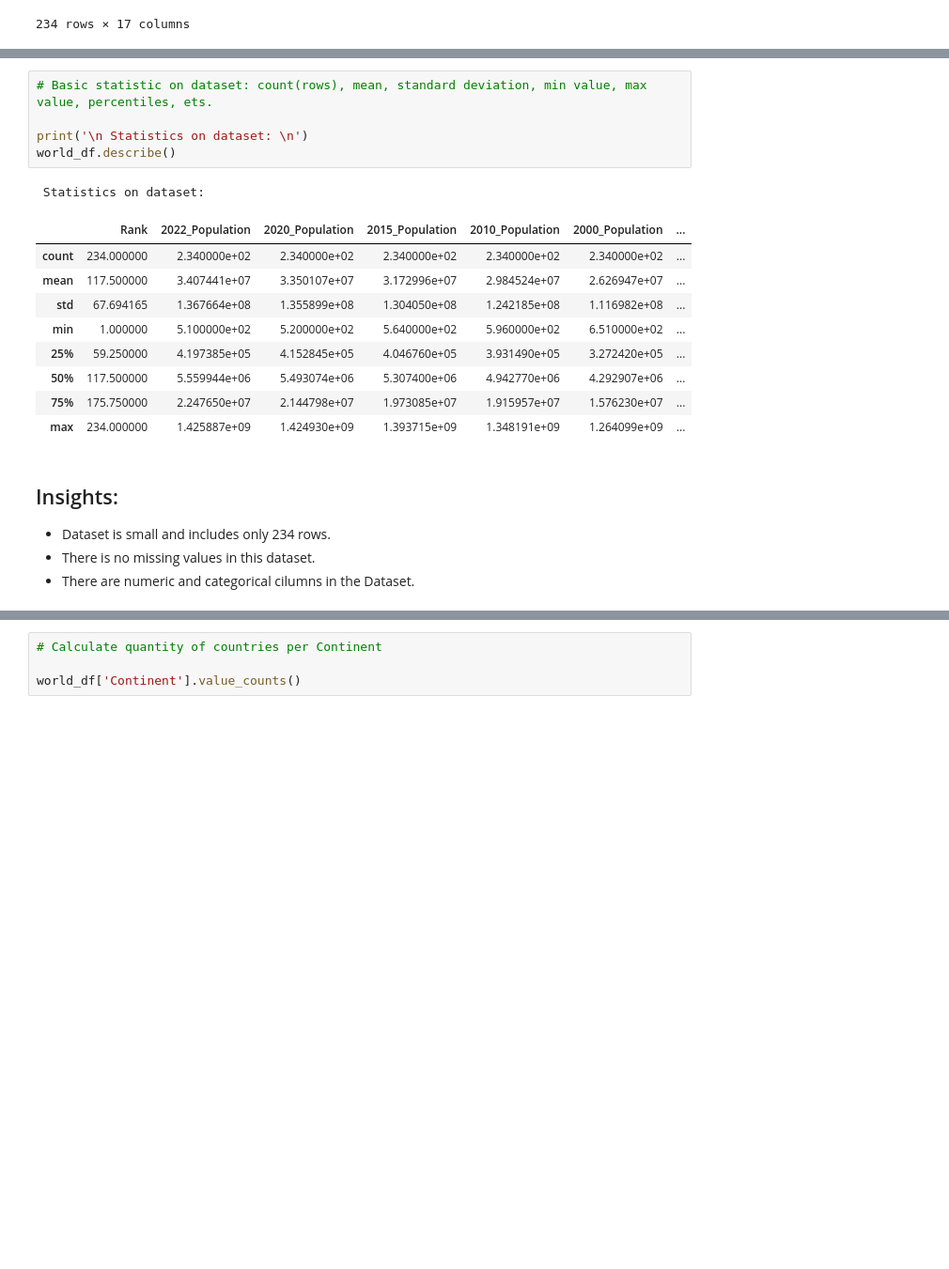
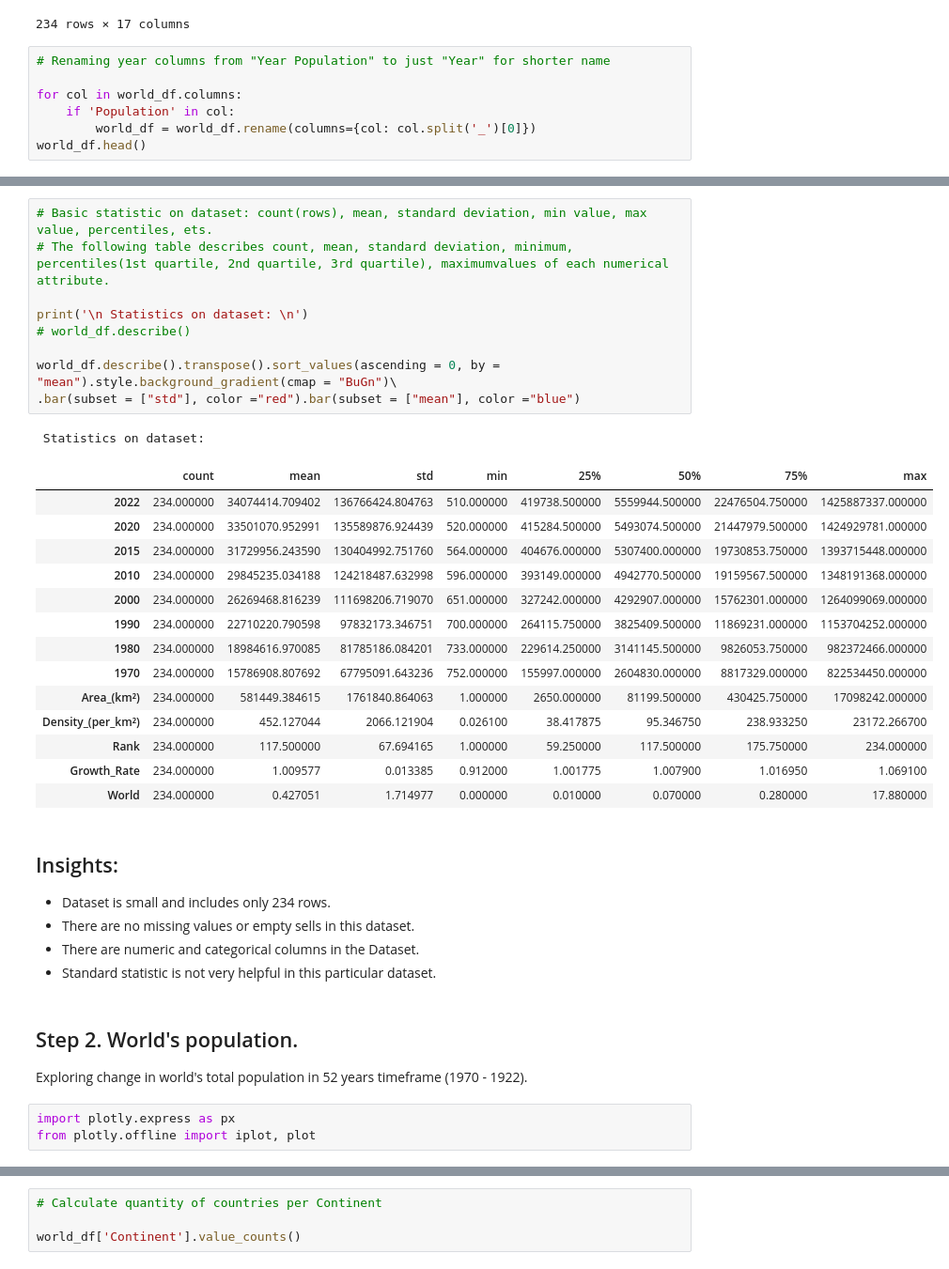
Before and after one commit to Koliada-LM-Data/World-Population-Study-Dataset, a Jupyter notebook: Population_project.ipynb, the cells around one changed output, grey strips where cells are left out. Shown at 94% size. Drawn from its saved outputs; the diff is of its cells as text; blank space fills up the shorter version.

```diff
--- a/Population_project.ipynb
+++ b/Population_project.ipynb
@@ -110,3 +105,10 @@ display(world_df)
 | 232 | 63 | ZMB | Zambia | Lusaka | Africa | 20017675 | 18927715 | ... |
 | 233 | 74 | ZWE | Zimbabwe | Harare | Africa | 16320537 | 15669666 | ... |
 234 rows × 17 columns
+# %%
+# Renaming year columns from "Year Population" to just "Year" for shorter name
+
+for col in world_df.columns:
+    if 'Population' in col:
+        world_df = world_df.rename(columns={col: col.split('_')[0]})
+world_df.head()
@@ -212,22 +208,38 @@ Index(['Rank', 'CCA3', 'Country_Territory', 'Capital', 'Continent',
 # %%
 # Basic statistic on dataset: count(rows), mean, standard deviation, min value, max value, percentiles, ets.
+# The following table describes count, mean, standard deviation, minimum, percentiles(1st quartile, 2nd quartile, 3rd quartile), maximumvalues of each numerical attribute.
 
 print('\n Statistics on dataset: \n')
-world_df.describe()
+# world_df.describe()
+
+world_df.describe().transpose().sort_values(ascending = 0, by = "mean").style.background_gradient(cmap = "BuGn")\
+.bar(subset = ["std"], color ="red").bar(subset = ["mean"], color ="blue")
 # %% [output]
  Statistics on dataset:
-|  | Rank | 2022_Population | 2020_Population | 2015_Population | 2010_Population | 2000_Population | ... |
-| count | 234.000000 | 2.340000e+02 | 2.340000e+02 | 2.340000e+02 | 2.340000e+02 | 2.340000e+02 | ... |
-| mean | 117.500000 | 3.407441e+07 | 3.350107e+07 | 3.172996e+07 | 2.984524e+07 | 2.626947e+07 | ... |
-| std | 67.694165 | 1.367664e+08 | 1.355899e+08 | 1.304050e+08 | 1.242185e+08 | 1.116982e+08 | ... |
-| min | 1.000000 | 5.100000e+02 | 5.200000e+02 | 5.640000e+02 | 5.960000e+02 | 6.510000e+02 | ... |
-| 25% | 59.250000 | 4.197385e+05 | 4.152845e+05 | 4.046760e+05 | 3.931490e+05 | 3.272420e+05 | ... |
-| 50% | 117.500000 | 5.559944e+06 | 5.493074e+06 | 5.307400e+06 | 4.942770e+06 | 4.292907e+06 | ... |
-| 75% | 175.750000 | 2.247650e+07 | 2.144798e+07 | 1.973085e+07 | 1.915957e+07 | 1.576230e+07 | ... |
-| max | 234.000000 | 1.425887e+09 | 1.424930e+09 | 1.393715e+09 | 1.348191e+09 | 1.264099e+09 | ... |
+|  | count | mean | std | min | 25% | 50% | 75% | max |
+| 2022 | 234.000000 | 34074414.709402 | 136766424.804763 | 510.000000 | 419738.500000 | 5559944.500000 | 22476504.750000 | 1425887337.000000 |
+| 2020 | 234.000000 | 33501070.952991 | 135589876.924439 | 520.000000 | 415284.500000 | 5493074.500000 | 21447979.500000 | 1424929781.000000 |
+| 2015 | 234.000000 | 31729956.243590 | 130404992.751760 | 564.000000 | 404676.000000 | 5307400.000000 | 19730853.750000 | 1393715448.000000 |
+| 2010 | 234.000000 | 29845235.034188 | 124218487.632998 | 596.000000 | 393149.000000 | 4942770.500000 | 19159567.500000 | 1348191368.000000 |
+| 2000 | 234.000000 | 26269468.816239 | 111698206.719070 | 651.000000 | 327242.000000 | 4292907.000000 | 15762301.000000 | 1264099069.000000 |
+| 1990 | 234.000000 | 22710220.790598 | 97832173.346751 | 700.000000 | 264115.750000 | 3825409.500000 | 11869231.000000 | 1153704252.000000 |
+| 1980 | 234.000000 | 18984616.970085 | 81785186.084201 | 733.000000 | 229614.250000 | 3141145.500000 | 9826053.750000 | 982372466.000000 |
+| 1970 | 234.000000 | 15786908.807692 | 67795091.643236 | 752.000000 | 155997.000000 | 2604830.000000 | 8817329.000000 | 822534450.000000 |
+| Area_(km²) | 234.000000 | 581449.384615 | 1761840.864063 | 1.000000 | 2650.000000 | 81199.500000 | 430425.750000 | 17098242.000000 |
+| Density_(per_km²) | 234.000000 | 452.127044 | 2066.121904 | 0.026100 | 38.417875 | 95.346750 | 238.933250 | 23172.266700 |
+| Rank | 234.000000 | 117.500000 | 67.694165 | 1.000000 | 59.250000 | 117.500000 | 175.750000 | 234.000000 |
+| Growth_Rate | 234.000000 | 1.009577 | 0.013385 | 0.912000 | 1.001775 | 1.007900 | 1.016950 | 1.069100 |
+| World | 234.000000 | 0.427051 | 1.714977 | 0.000000 | 0.010000 | 0.070000 | 0.280000 | 17.880000 |
 # %% [markdown]
 ## Insights:
 
 - Dataset is small and includes only 234 rows.
-- There is no missing values in this dataset.
-- There are numeric and categorical cilumns in the Dataset.
+- There are no missing values or empty sells in this dataset.
+- There are numeric and categorical columns in the Dataset.
+- Standard statistic is not very helpful in this particular dataset.
+# %% [markdown]
+## Step 2. World's population.
+Exploring change in world's total population in 52 years timeframe (1970 - 1922).
+# %%
+import plotly.express as px
+from plotly.offline import iplot, plot
```
Also changed, not shown: parts of 97 cells of this notebook.
